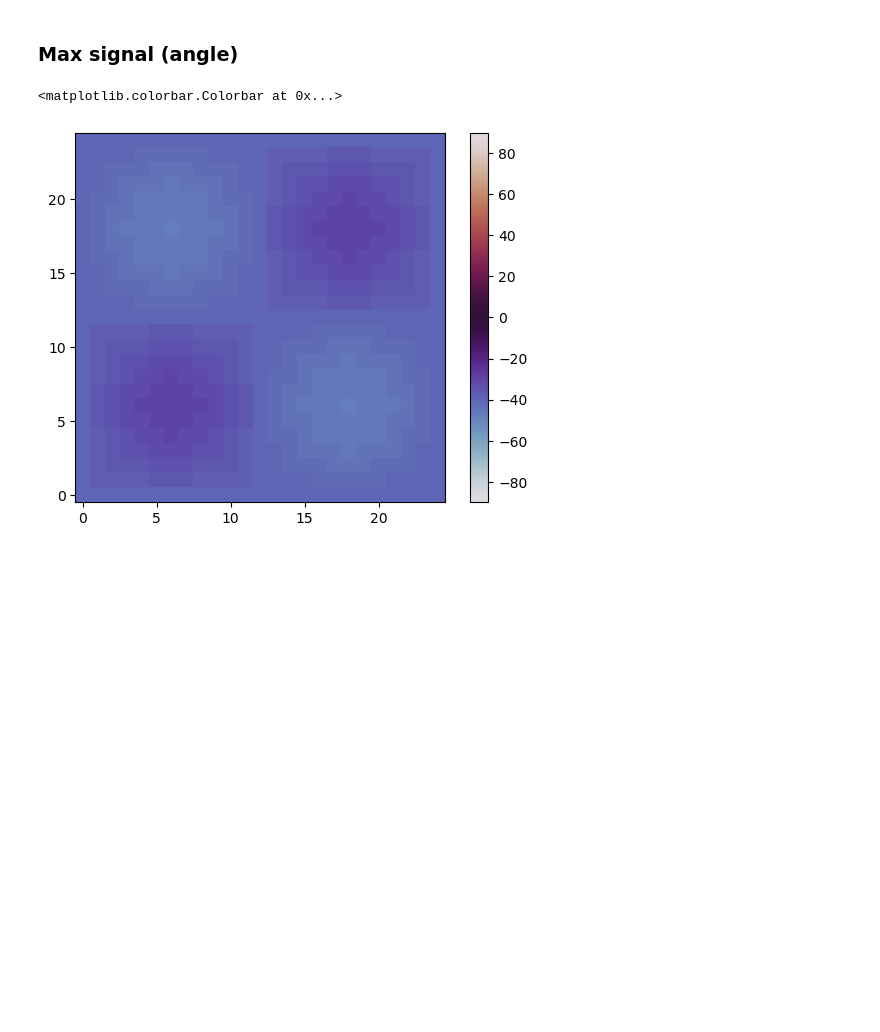
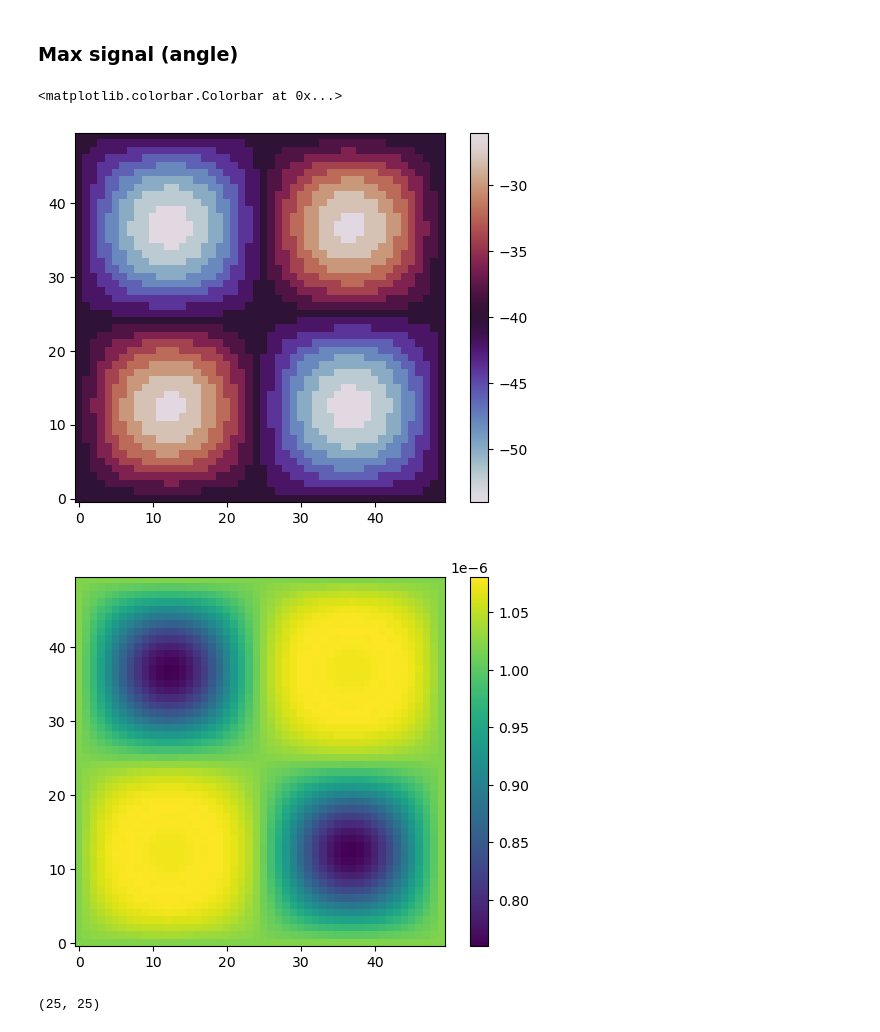
Before and after one commit to andrej5elin/dtmm2, a Jupyter notebook: examples/shg/shg_nerea.ipynb, the cells around one changed output. Saved outputs shown, nothing was run; the diff lists cells and outputs as text; code cells hidden in the pictures; blank space fills up the shorter version.

```diff
--- a/examples/shg/shg_nerea.ipynb
+++ b/examples/shg/shg_nerea.ipynb
@@ -103,13 +105,12 @@ set_analysis_mode('image') #'image' , 'wavelength' or 'full'
 dtmm2.conf.set_verbose(2) # for progress bar
 # data sampling shape, choose wisely
 
-SHAPE = (100,25,25) # data shape (n layers, n pixels height, n pixels width)
+SHAPE = (100,50,50) # data shape (n layers, n pixels height, n pixels width)
 # which polarization states of input light we compute for.
 
 PMIN = -np.pi/2
 PMAX = np.pi/2
 NP = 46
-
 POLARIZATIONS = [(np.cos(p), np.sin(p)) for p in np.linspace(PMIN, PMAX, NP)]
 # wavelength used for single-wavelength calculation
 WAVELENGTH = 785
@@ -133,7 +134,7 @@ D33 = 5.6e-12
 # the chi2 tensor
 CHI2 = chi2array(d33 = D33, d13 = 0)
 # sample thickness
-THICKNESS = 5. # microns
+THICKNESS = 10. # microns
 # imaged region
 WIDTH = 40. # microns
 HEIGHT = 40. # microns
@@ -774,14 +776,34 @@ plt.colorbar()
 # %%
 if MODE != 'image':
     1/0
 
-maxangle = (PMIN + PMAX * np.argmax(intensity2t, axis = 0)/(NP-1))*180/np.pi
+argmax = np.argmax(intensity2t, axis = 0)
 
-plt.imshow(maxangle, cmap = 'twilight', vmin = PMIN * 180/np.pi, vmax = PMAX * 180/np.pi, origin = 'lower')
+maxangle = (PMIN + PMAX * argmax/(NP-1))*180/np.pi
+
+plt.imshow(maxangle, cmap = 'twilight',
+           #vmin = PMIN * 180/np.pi,
+           #vmax = PMAX * 180/np.pi,
+           origin = 'lower')
+plt.colorbar()
+
+out = np.zeros(shape = argmax.shape)
+
+for i in range(out.shape[0]):
+    for j in range(out.shape[1]):
+        out[i,j] = intensity2t[argmax[i,j],i,j]
+
+plt.figure()
+plt.imshow(out,origin = 'lower')
 plt.colorbar()
 
 
 #polname = polstr(POLARIZATIONS[PINDEX])
 # %% [output]
 <matplotlib.colorbar.Colorbar at 0x...>
-[figure, old version]
+[figure, new version]
+[figure, added]
+# %%
+argmax.shape
+# %% [output]
+(25, 25)
```
Also changed, not shown: parts of 6 cells of this notebook, 2 other files.
